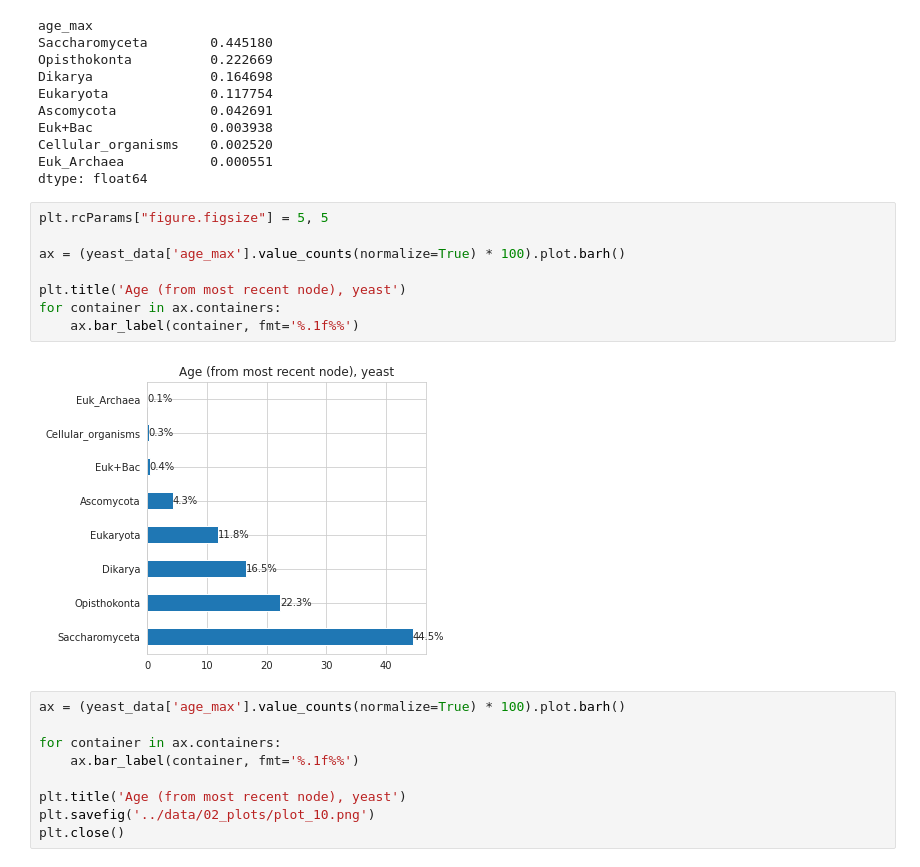
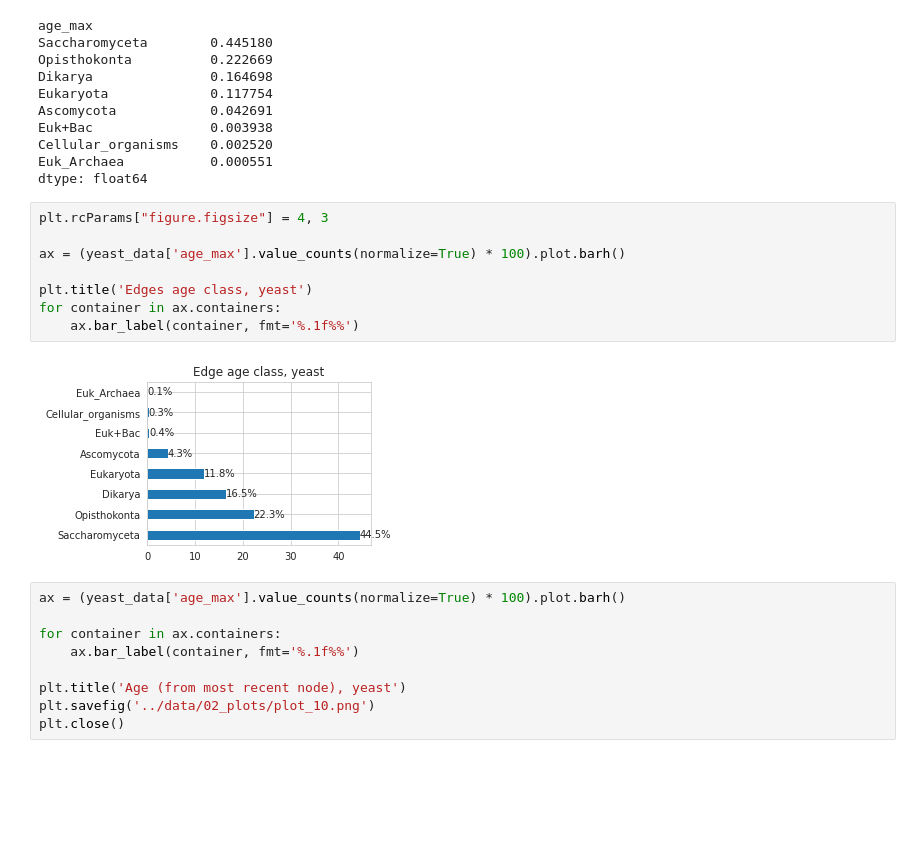
Before and after one commit to Freddsle/age_patterns, a Jupyter notebook: code/02_age_gene_classes.ipynb, the cells around one changed output. Cells and saved outputs as stored; diff of their text form; blank space fills up the shorter version.

```diff
--- a/code/02_age_gene_classes.ipynb
+++ b/code/02_age_gene_classes.ipynb
@@ -504,15 +504,15 @@ Cellular_organisms    0.002520
 Euk_Archaea           0.000551
 dtype: float64
 # %%
-plt.rcParams["figure.figsize"] = 5, 5
+plt.rcParams["figure.figsize"] = 4, 3
 
 ax = (yeast_data['age_max'].value_counts(normalize=True) * 100).plot.barh()
 
-plt.title('Age (from most recent node), yeast')
+plt.title('Edges age class, yeast')
 for container in ax.containers:
     ax.bar_label(container, fmt='%.1f%%')
 # %% [output]
-[figure, old version]
+[figure, new version]
 # %%
 ax = (yeast_data['age_max'].value_counts(normalize=True) * 100).plot.barh()
 
```
Also changed, not shown: parts of 8 cells of this notebook, 4 other files.
